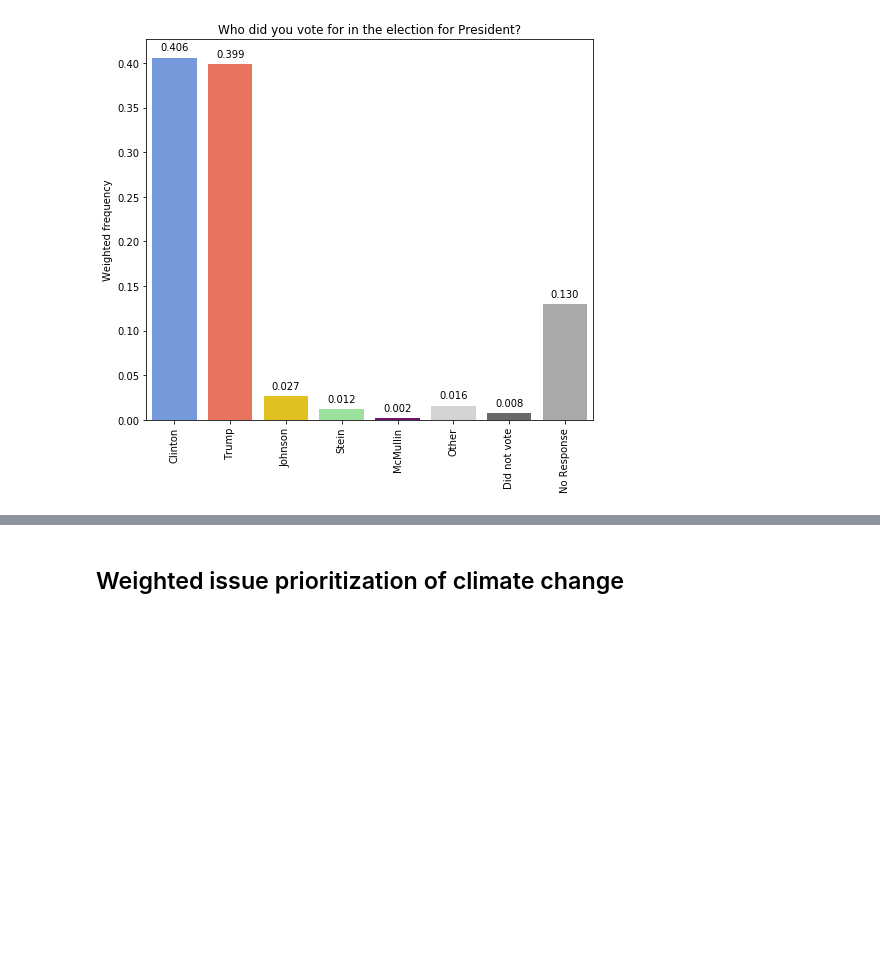
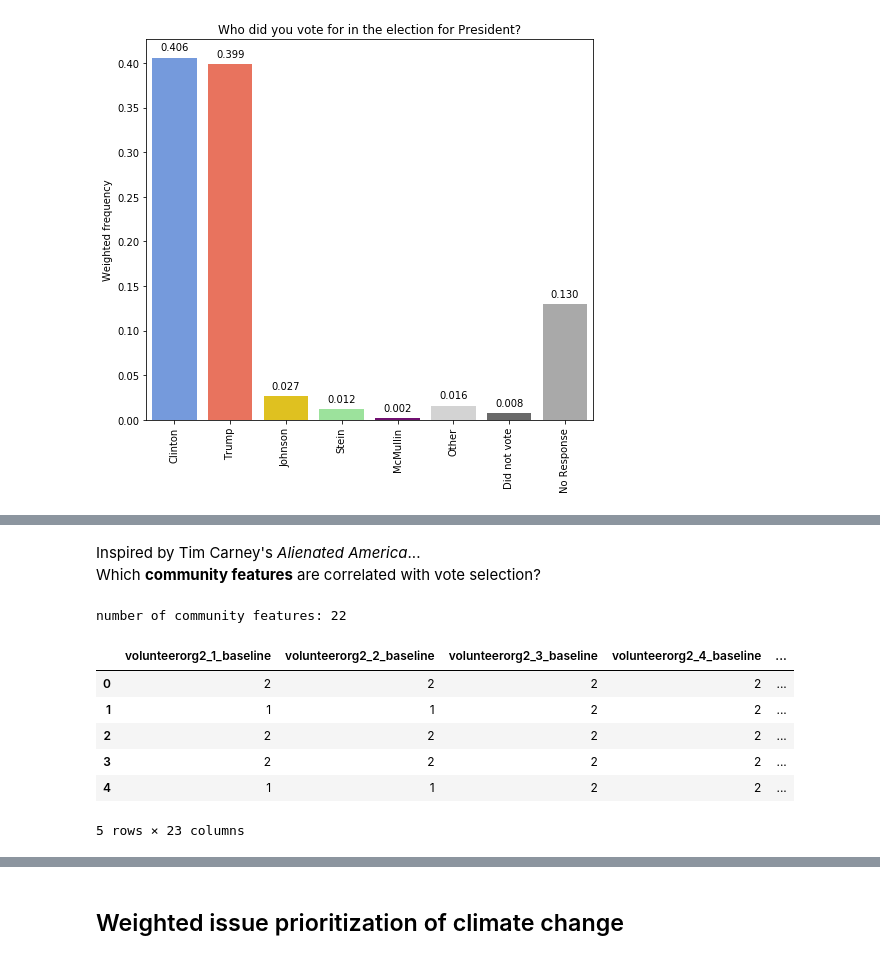
Before and after one commit to ali0003433/predict-by-issue-prioritization, a Jupyter notebook: notebooks/2-al-exploration.ipynb, the cells around one changed output, grey strips where cells are left out. Saved outputs shown, nothing was run; the diff lists cells and outputs as text; code cells hidden in the pictures; blank space fills up the shorter version.

```diff
--- a/notebooks/2-al-exploration.ipynb
+++ b/notebooks/2-al-exploration.ipynb
@@ -70,0 +93,30 @@ df_target_predictors.corr()['presvote16post_2016'].sort_values(ascending=False).
+# %% [markdown]
+Inspired by Tim Carney's <i>Alienated America</i>... <br>Which <b>community features</b> are correlated with vote selection?
+# %%
+# print list of community engagement column names
+col_list = []
+for i in range(1, 18):
+    col = f'volunteerorg2_{i}_baseline'
+    col_list.append(col)
+
+# selected community engagement fields
+community_list = ['CIVIC_PARTICIPATION_2016',
+             'pew_churatd_2016',
+             'volunteer_baseline',
+             'volunteerf_baseline',
+             'volunteernum_baseline'
+            ]
+
+target = ['presvote16post_2016']
+df_community = df[(col_list + community_list + target)]
+print('number of community features:', len(col_list + community_list))
+df_community.head()
+# %% [output]
+number of community features: 22
+|  | volunteerorg2_1_baseline | volunteerorg2_2_baseline | volunteerorg2_3_baseline | volunteerorg2_4_baseline | ... |
+| 0 | 2 | 2 | 2 | 2 | ... |
+| 1 | 1 | 1 | 2 | 2 | ... |
+| 2 | 2 | 2 | 2 | 2 | ... |
+| 3 | 2 | 2 | 2 | 2 | ... |
+| 4 | 1 | 1 | 2 | 2 | ... |
+5 rows × 23 columns
```
Also changed, not shown: parts of 10 cells of this notebook, 1 other file.
